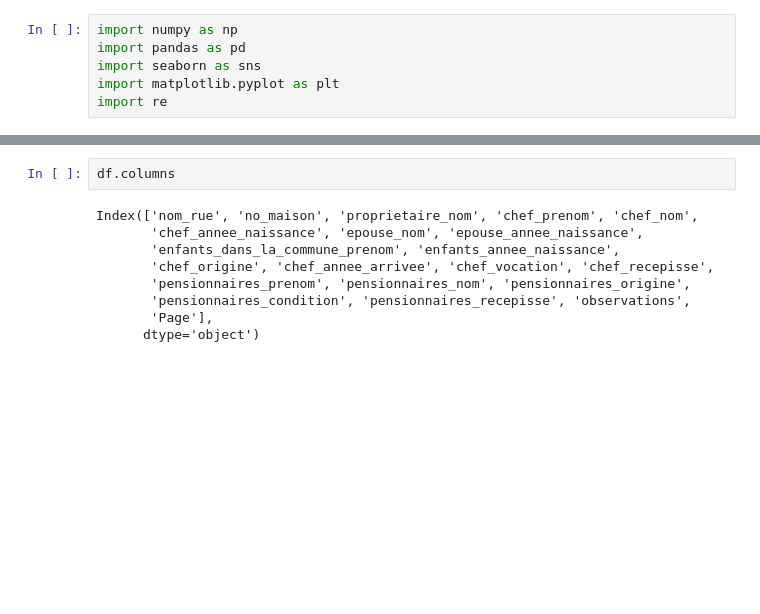
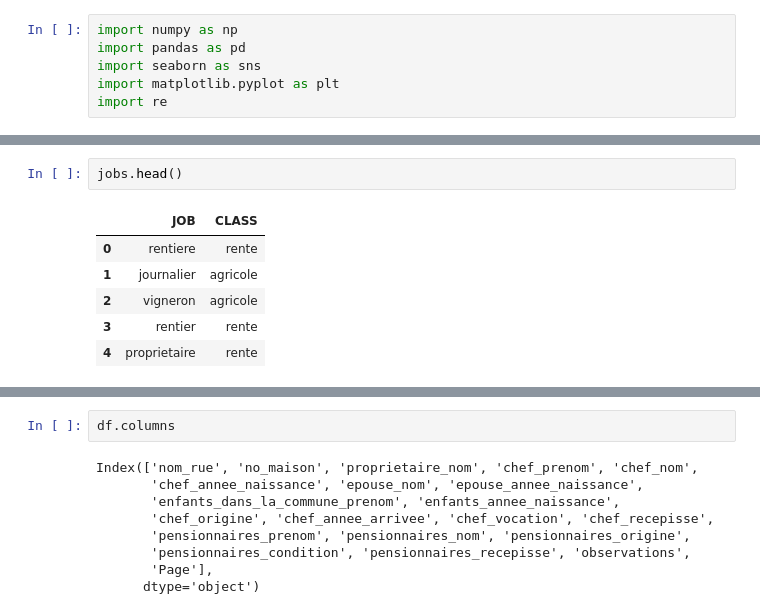
Before and after one commit to ozan-guven/HUM-450-Project, a Jupyter notebook: rec_1832.ipynb, the cells around one changed output, grey strips where cells are left out. Saved outputs shown, nothing was run; the diff lists cells and outputs as text; blank space fills up the shorter version.

```diff
--- a/rec_1832.ipynb
+++ b/rec_1832.ipynb
@@ -8,0 +20,9 @@ df = pd.read_excel("1832.xlsx", index_col=0)
+# %%
+jobs.head()
+# %% [output]
+|  | JOB | CLASS |
+| 0 | rentiere | rente |
+| 1 | journalier | agricole |
+| 2 | vigneron | agricole |
+| 3 | rentier | rente |
+| 4 | proprietaire | rente |
```
Also changed, not shown: parts of 7 cells of this notebook, 3 other files.
